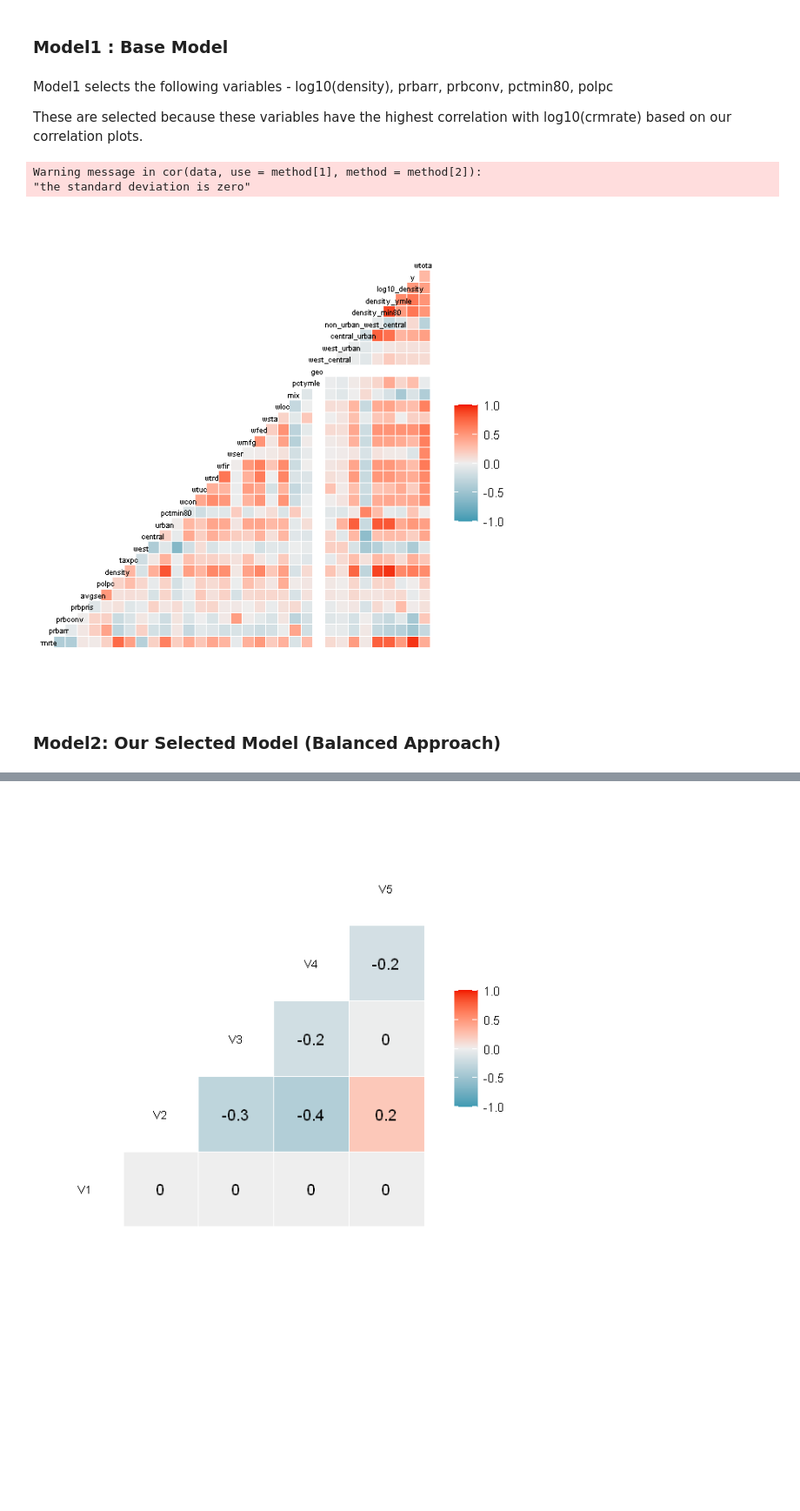
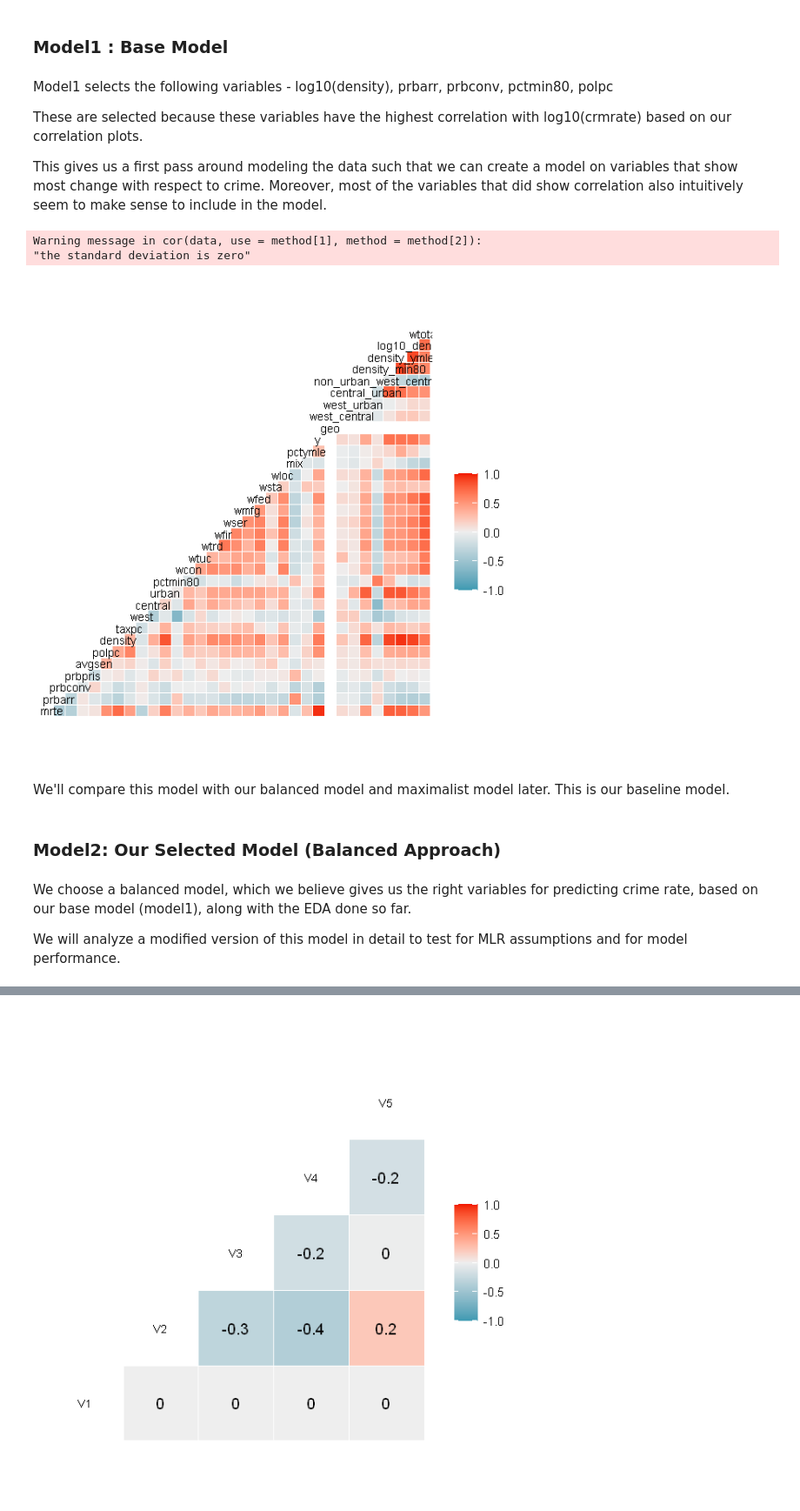
Before and after one commit to abhisha1991/w203_lab3, a Jupyter notebook: w203_lab3.ipynb, the cells around one changed output, grey strips where cells are left out. Shown: that part at 87% size. Drawn from its saved outputs; the diff is of its cells as text; code cells hidden in the pictures; blank space fills up the shorter version.

```diff
--- a/w203_lab3.ipynb
+++ b/w203_lab3.ipynb
@@ -528,16 +486,24 @@ dim(data)
 Model1 selects the following variables - log10(density), prbarr, prbconv, pctmin80, polpc
 
 These are selected because these variables have the highest correlation with log10(crmrate) based on our correlation plots.
+
+This gives us a first pass around modeling the data such that we can create a model on variables that show most change with respect to crime. Moreover, most of the variables that did show correlation also intuitively seem to make sense to include in the model.
 # %%
-ggcorr(data[, 3:35], size = 2)
+ggcorr(data[, 3:35], size = 3)
 # %% [output]
 Warning message in cor(data, use = method[1], method = method[2]):
 "the standard deviation is zero"
-[figure, old version]
+[figure, new version]
 # %%
 model1 = lm(y ~ log10_density + prbarr + prbconv + pctmin80 + polpc, data = data)
+# %% [markdown]
+We'll compare this model with our balanced model and maximalist model later. This is our baseline model.
 # %% [markdown]
 ### Model2: Our Selected Model (Balanced Approach)
+# %% [markdown]
+We choose a balanced model, which we believe gives us the right variables for predicting crime rate, based on our base model (model1), along with the EDA done so far.
+
+We will analyze a modified version of this model in detail to test for MLR assumptions and for model performance.
 # %%
 model2 = lm(y ~ prbarr + prbconv + polpc + log10_density + pctmin80 + pctymle + wcon + wtuc + wtrd + wfir + wser + wmfg + wfed + wsta + wloc, data=data)
 # %%
```
Also changed, not shown: parts of 41 cells of this notebook, 1 other file.
